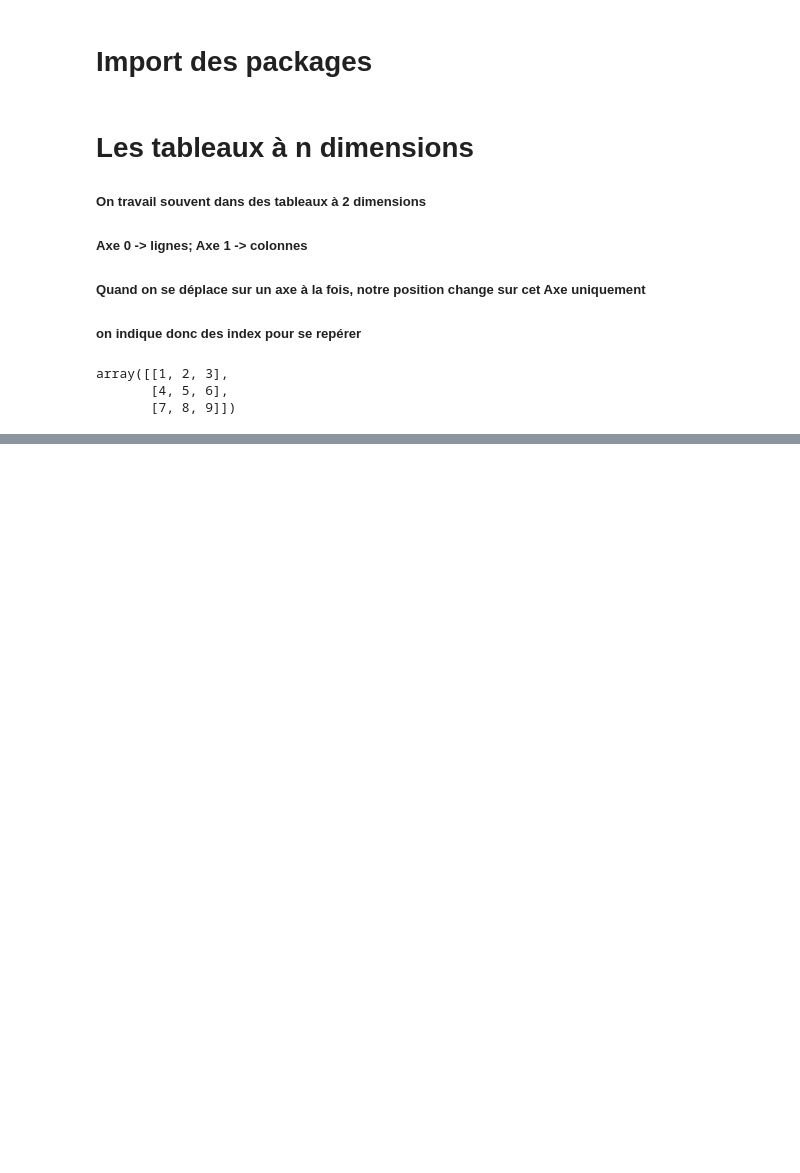
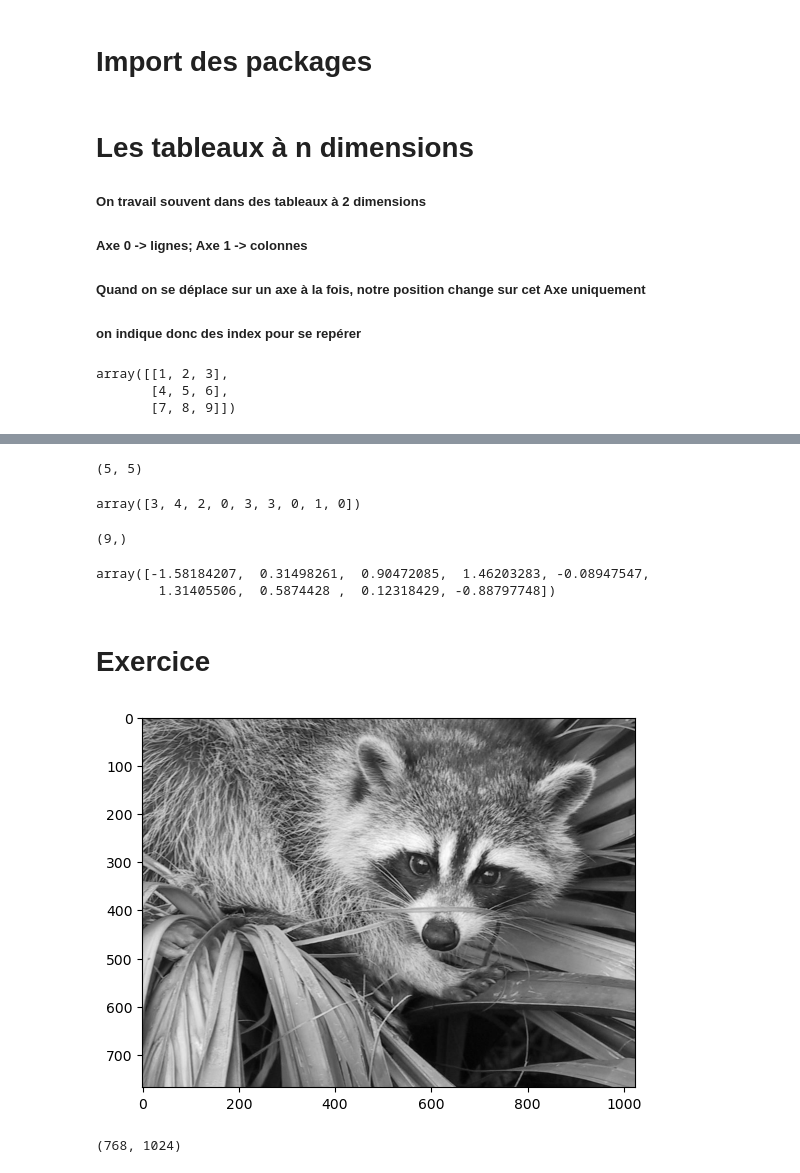
Before and after one commit to FaroukLeCheval/Train_Python_Programms, a Jupyter notebook: Cours_Indexing_Slicing_Masking.ipynb, the cells around one changed output, grey strips where cells are left out. Cells and saved outputs as stored; diff of their text form; code cells hidden in the pictures; blank space fills up the shorter version.

```diff
--- a/Cours_Indexing_Slicing_Masking.ipynb
+++ b/Cours_Indexing_Slicing_Masking.ipynb
@@ -21,0 +152,37 @@ A[1,1]
+# %%
+A.shape
+# %% [output]
+(5, 5)
+# %%
+# On peu filtrer les données d'un tableau qui a la même dimension
+## exemple en retournant le tableau A pour A<5
+A[A<5]
+# %% [output]
+array([3, 4, 2, 0, 3, 3, 0, 1, 0])
+# %%
+A[A<5].shape # on remarque que cela détruit completement la shape de notre tableau
+             # Peut etre utile pour appliquer sur un autre tableaux (ça marche bien avec les images
+# %% [output]
+(9,)
+# %%
+B = np.random.randn(5,5)
+B[A<5]
+# %% [output]
+array([-1.58184207,  0.31498261,  0.90472085,  1.46203283, -0.08947547,
+        1.31405506,  0.5874428 ,  0.12318429, -0.88797748])
+# %% [markdown]
+# Exercice
+# %%
+from scipy import misc
+import matplotlib.pyplot as plt
+
+
+face = misc.face(gray = True)
+
+plt.imshow(face, cmap= plt.cm.gray) # on importe l'image en gris pour que ce soit plus facile
+plt.show()
+type(face) # verifier le type de la photo (tableau numpy
+face.shape # vérification de la shape du tableau
+# %% [output]
+[figure, added]
+(768, 1024)
```
Also changed, not shown: parts of 26 cells of this notebook, 1 other file.
